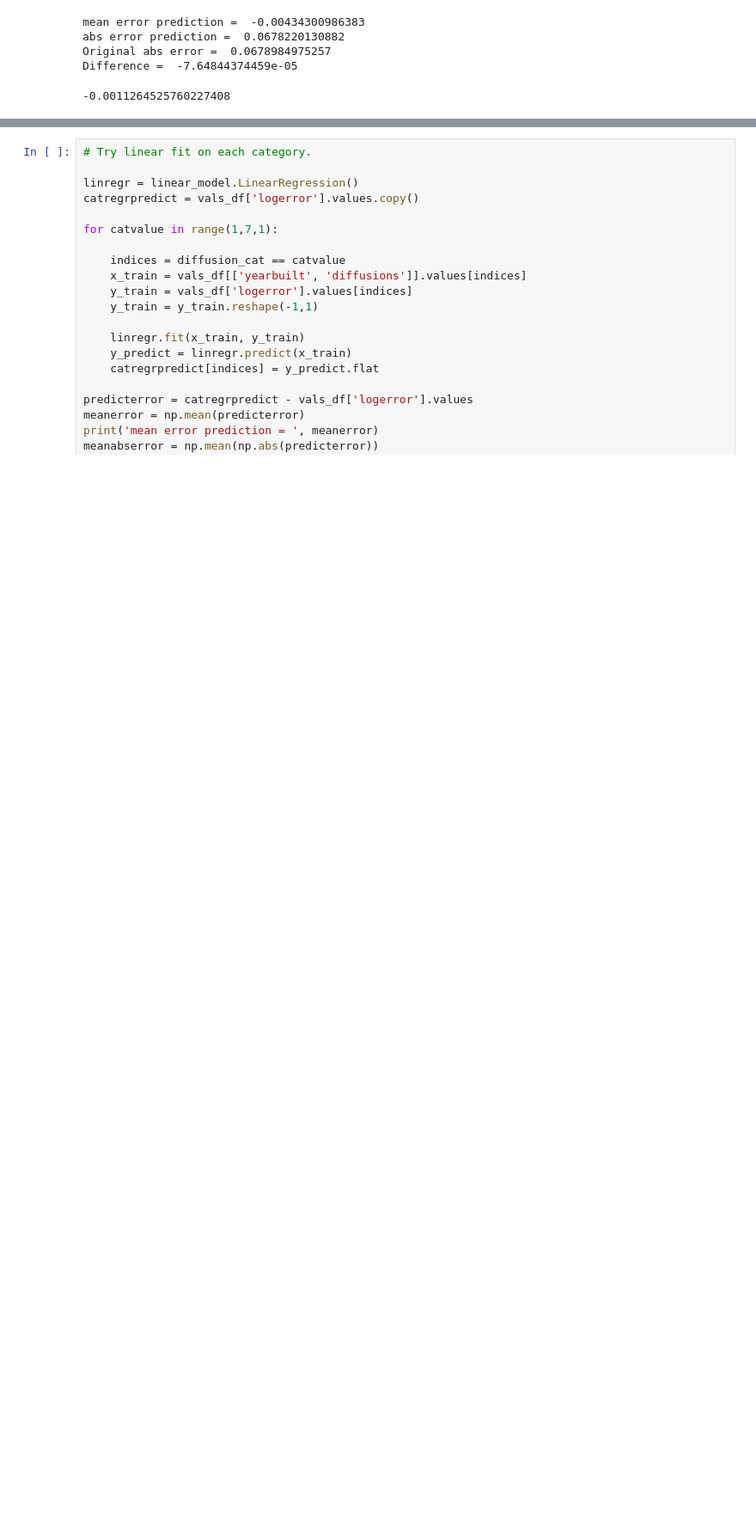
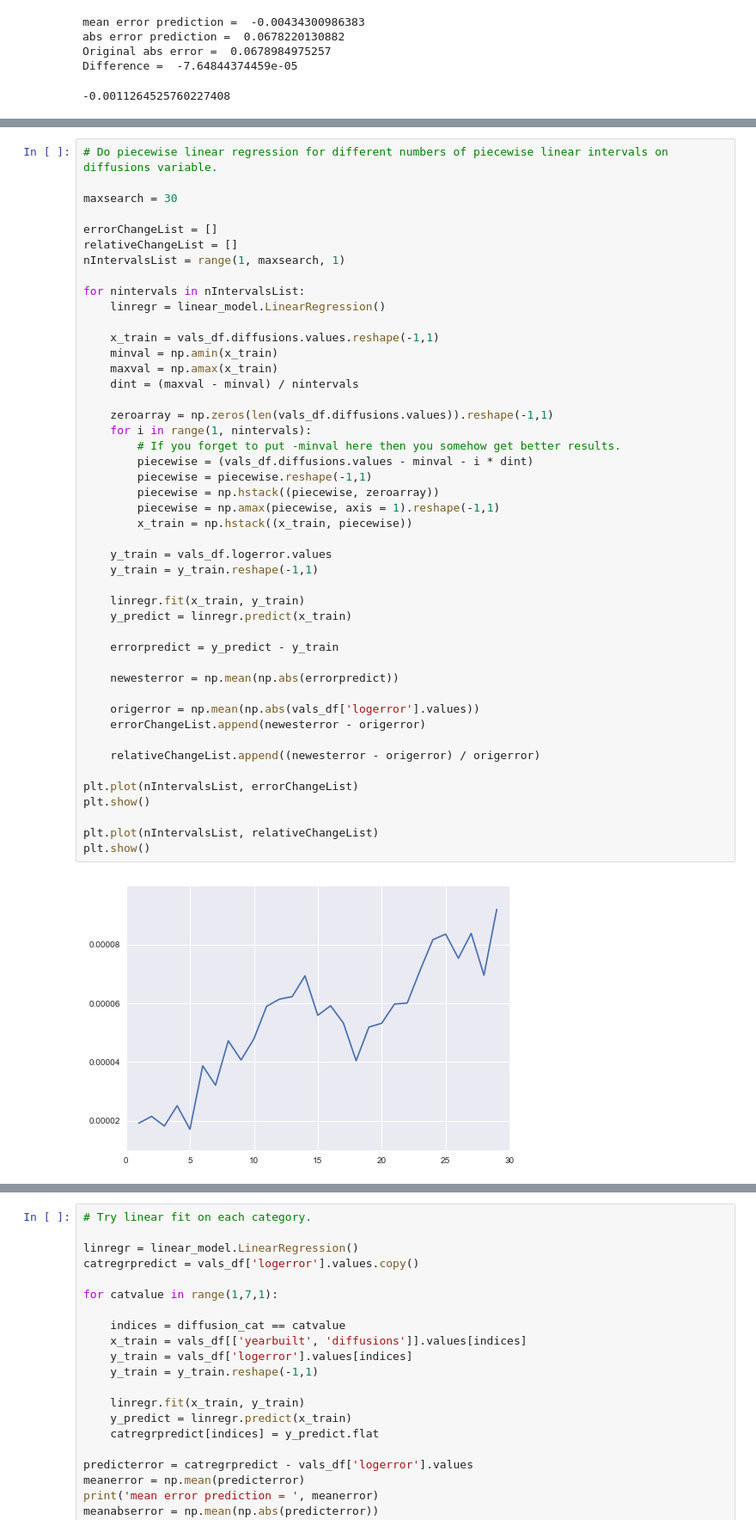
Before and after one commit to MatthewMcGonagle/KaggleZillow, a Jupyter notebook: AnisotropicDiffusionYearBuilt.ipynb, the cells around one changed output, grey strips where cells are left out. Shown: that part at 86% size. Drawn from its saved outputs; the diff is of its cells as text; blank space fills up the shorter version.

```diff
--- a/AnisotropicDiffusionYearBuilt.ipynb
+++ b/AnisotropicDiffusionYearBuilt.ipynb
@@ -251,0 +409,48 @@ Difference =  -7.64844374459e-05
+# %%
+# Do piecewise linear regression for different numbers of piecewise linear intervals on diffusions variable.
+
+maxsearch = 30
+
+errorChangeList = []
+relativeChangeList = []
+nIntervalsList = range(1, maxsearch, 1)
+
+for nintervals in nIntervalsList:
+    linregr = linear_model.LinearRegression()
+
+    x_train = vals_df.diffusions.values.reshape(-1,1)
+    minval = np.amin(x_train)
+    maxval = np.amax(x_train)
+    dint = (maxval - minval) / nintervals
+
+    zeroarray = np.zeros(len(vals_df.diffusions.values)).reshape(-1,1)
+    for i in range(1, nintervals):
+        # If you forget to put -minval here then you somehow get better results.
+        piecewise = (vals_df.diffusions.values - minval - i * dint)
+        piecewise = piecewise.reshape(-1,1)
+        piecewise = np.hstack((piecewise, zeroarray))
+        piecewise = np.amax(piecewise, axis = 1).reshape(-1,1)
+        x_train = np.hstack((x_train, piecewise))
+
+    y_train = vals_df.logerror.values
+    y_train = y_train.reshape(-1,1)
+
+    linregr.fit(x_train, y_train)
+    y_predict = linregr.predict(x_train)
+
+    errorpredict = y_predict - y_train
+
+    newesterror = np.mean(np.abs(errorpredict))
+
+    origerror = np.mean(np.abs(vals_df['logerror'].values))
+    errorChangeList.append(newesterror - origerror)
+
+    relativeChangeList.append((newesterror - origerror) / origerror)
+
+plt.plot(nIntervalsList, errorChangeList)
+plt.show()
+
+plt.plot(nIntervalsList, relativeChangeList)
+plt.show()
+# %% [output]
+[figure, added]
```
Also changed, not shown: parts of 5 cells of this notebook.
